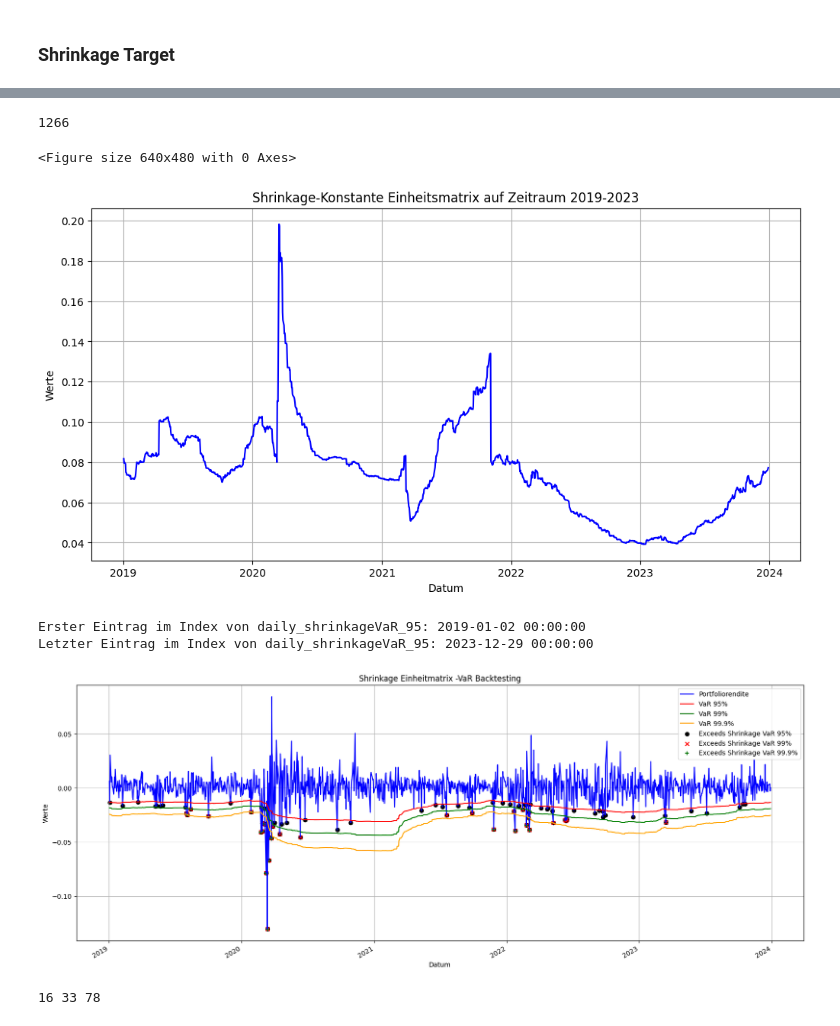
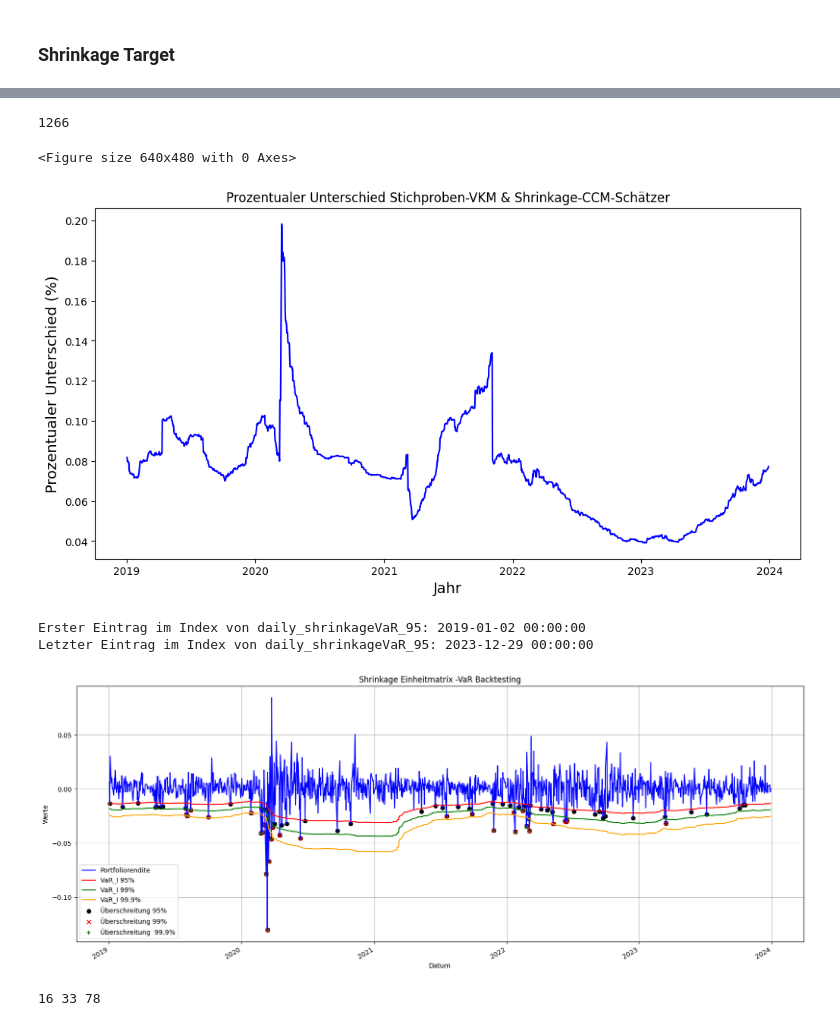
Before and after one commit to minhanhh1/MasterArbeitCode, a Jupyter notebook: SchätzungVaR.ipynb, the cells around one changed output, grey strips where cells are left out. Saved outputs shown, nothing was run; the diff lists cells and outputs as text; code cells hidden in the pictures.

```diff
--- a/SchätzungVaR.ipynb
+++ b/SchätzungVaR.ipynb
@@ -256,20 +249,13 @@ shrinkageVaR = np.zeros(testWindowSize)
 # %% [markdown]
 ### Constant Korrellationsmatrix als Shrinkage Target berechnen
 # %%
-def covCor(Y,k = None):
+def covCor(Y):
 
     # Dimension der Matrix Nxp
     N,p = Y.shape
-
-
-    #Standard Einstellung
-    if k is None or math.isnan(k):
-
-        mean = Y.mean(axis=0)
-        Y = Y.sub(mean, axis=1)
-        k = 1
-
-    n = N-k
+    mean = Y.mean(axis=0)
+    Y = Y.sub(mean, axis=1)
+    n = N-1
 
     #Stichproben Kovarianz Matrix
     sample = pd.DataFrame(np.matmul(Y.T.to_numpy(),Y.to_numpy()))/n
@@ -292,7 +278,6 @@ def covCor(Y,k = None):
     sample2= pd.DataFrame(np.matmul(Y2.T.to_numpy(),Y2.to_numpy()))/n
     sample21= pd.DataFrame(np.multiply(sample.to_numpy(),sample.to_numpy()))
     piMat=pd.DataFrame(sample2.to_numpy()-np.multiply(sample.to_numpy(),sample.to_numpy()))
-    #piMat21=pd.DataFrame(np.matmul(Y2.T.to_numpy(), Y2.to_numpy())/n -2*(np.matmul(Y.T.to_numpy(), Y.to_numpy)* sample)/n+sample21)
     piMat21 = pd.DataFrame(np.matmul(Y2.T.to_numpy(), Y2.to_numpy()) / n
                        - 2 * (np.matmul(Y.T.to_numpy(), Y.to_numpy()) * sample.to_numpy()) / n
                        + sample21.to_numpy())
@@ -316,7 +301,7 @@ def covCor(Y,k = None):
     shrinkage = max(0 , min(1 , kappahat/n))
 
     # Berechne Shrinkage Estimator
-    sigmahat = shrinkage*target + (1-shrinkage) * sample;
+    sigmahat = shrinkage*target + (1-shrinkage) * sample
 
     return pihat, rhohat, gammahat, shrinkage, sigmahat
 # %% [markdown]
@@ -328,7 +313,7 @@ import matplotlib.pyplot as plt
 import matplotlib.dates as mdates
 
 # DataFrames definieren (wie in deinem ursprünglichen Code)
-normalPortfolioSigmas = pd.DataFrame()
+#normalPortfolioSigmas = pd.DataFrame()
 daily_shrinkageVaR_999 = pd.DataFrame()
 daily_normalVaR_999 = pd.DataFrame()
 shrinkageVaR999_250 = pd.DataFrame()
@@ -401,7 +386,7 @@ for t in range(testWindowSize):
 
     # Berechne Portfolio-Standardabweichung mit Stichproben VKM
     sigma = np.sqrt(v_trans @ covMatrix @ v)
-    normalPortfolioSigmas.loc[t, 'Sigma'] = sigma
+    #normalPortfolioSigmas.loc[t, 'Sigma'] = sigma
 
     # Berechne Portfolio-Standardabweichung mit Shrinkage VKM
     sigmahat = np.sqrt(v_trans @ shrinkage_cov @ v)
@@ -827,7 +834,7 @@ Kupiec POF Test - Anzahl der Überschreitungen: 13, P-value: 1.0675234030088632e
 # %% [markdown]
 ### Shrinkage Target
 # %%
-normalPortfolioSigmas = pd.DataFrame()
+#normalPortfolioSigmas = pd.DataFrame()
 daily_normalVaR = pd.DataFrame()
 normalVaR_250 = pd.DataFrame()
 daily_shrinkageIdentity = pd.DataFrame()
@@ -873,7 +880,7 @@ for t in range(testWindowSize):
 
     # Berechne Stichproben-VKM sigma
     sigma = np.sqrt(v_trans@covMatrix@v)
-    normalPortfolioSigmas.loc[t,'Sigma'] = sigma
+    #normalPortfolioSigmas.loc[t,'Sigma'] = sigma
     # Berechne Shrinkage-VKA
     sigmahat = np.sqrt(v_trans@shrinkage_cov@v)
     #print(sigmahat.shape)
@@ -933,15 +940,15 @@ ax = plt.gca()
 ax.xaxis.set_major_locator(mdates.YearLocator())
 ax.xaxis.set_major_formatter(mdates.ConciseDateFormatter(mdates.YearLocator()))
 
-plt.xlabel('Datum')
-plt.ylabel('Werte')
-plt.title('Shrinkage-Konstante Einheitsmatrix auf Zeitraum 2019-2023')
-plt.grid(True)
+plt.xlabel('Jahr', fontsize=14)
+plt.ylabel('Prozentualer Unterschied (%)', fontsize=14)
+plt.title('Prozentualer Unterschied Stichproben-VKM & Shrinkage-CCM-Schätzer')
+plt.grid(False)
 plt.show()
 # %% [output]
 1266
 <Figure size 640x480 with 0 Axes>
-[figure, old version]
+[figure, new version]
 # %%
 # Sicherstellen, dass die Indizes als datetime interpretiert werden
 daily_shrinkageIdentity_95.index = pd.to_datetime(returns.index[250:250 + len(daily_shrinkageVaR_95)])
@@ -965,35 +972,35 @@ plt.figure(figsize=(20, 8))
 plt.plot(rolling_daily_returns_cor.index, rolling_daily_returns_cor['GV'], label='Portfoliorendite', color='blue')
 plt.plot(daily_shrinkageIdentity_95.index, daily_shrinkageIdentity_95['GV'], label='VaR_I 95%', color='red')
 plt.plot(daily_shrinkageIdentity_99.index, daily_shrinkageIdentity_99['GV'], label='VaR_I 99%', color='green')
 plt.plot(daily_shrinkageIdentity_999.index, daily_shrinkageIdentity_999['GV'], label='VaR_I 99.9%', color='orange')
 
 # Schwarze Punkte für Überschreitungen plotten
 plt.scatter(rolling_daily_returns_cor.index[exceeds_shrinkageI_95], rolling_daily_returns_cor['GV'][exceeds_shrinkageI_95], color='black', marker='o', label='Überschreitung 95%')
 plt.scatter(rolling_daily_returns_cor.index[exceeds_shrinkageI_99], rolling_daily_returns_cor['GV'][exceeds_shrinkageI_99], color='red', marker='x', label='Überschreitung 99%')
 plt.scatter(rolling_daily_returns_cor.index[exceeds_shrinkageI_999], rolling_daily_returns_cor['GV'][exceeds_shrinkageI_999], color='green', marker='+', label='Überschreitung  99.9%')
 
 # Überprüfen des neuen Indexes von daily_normalVaR und daily_shrinkageVaR
 print("Erster Eintrag im Index von daily_shrinkageVaR_95:", daily_shrinkageIdentity_95.index[0])
 print("Letzter Eintrag im Index von daily_shrinkageVaR_95:", daily_shrinkageIdentity_95.index[-1])
 
 # X-Achse formatieren, um nur Jahre anzuzeigen
 ax = plt.gca()
 ax.xaxis.set_major_locator(mdates.YearLocator())
 ax.xaxis.set_major_formatter(mdates.ConciseDateFormatter(mdates.YearLocator()))
 
 # Verbesserung der Darstellung der X-Achse
 plt.gcf().autofmt_xdate()
 
-plt.xlabel('Datum')
+plt.xlabel('Jahr')
 plt.ylabel('Werte')
 plt.title('Shrinkage Einheitmatrix -VaR Backtesting')
 plt.legend()
 plt.grid(True)
 plt.show()
 # %% [output]
 Erster Eintrag im Index von daily_shrinkageVaR_95: 2019-01-02 00:00:00
 Letzter Eintrag im Index von daily_shrinkageVaR_95: 2023-12-29 00:00:00
-[figure, old version]
+[figure, new version]
 # %%
 print(sum(exceeds_shrinkageI_999) ,sum(exceeds_shrinkageI_99) ,sum(exceeds_shrinkageI_95))
 # %% [output]
```
Also changed, not shown: parts of 28 cells of this notebook.
